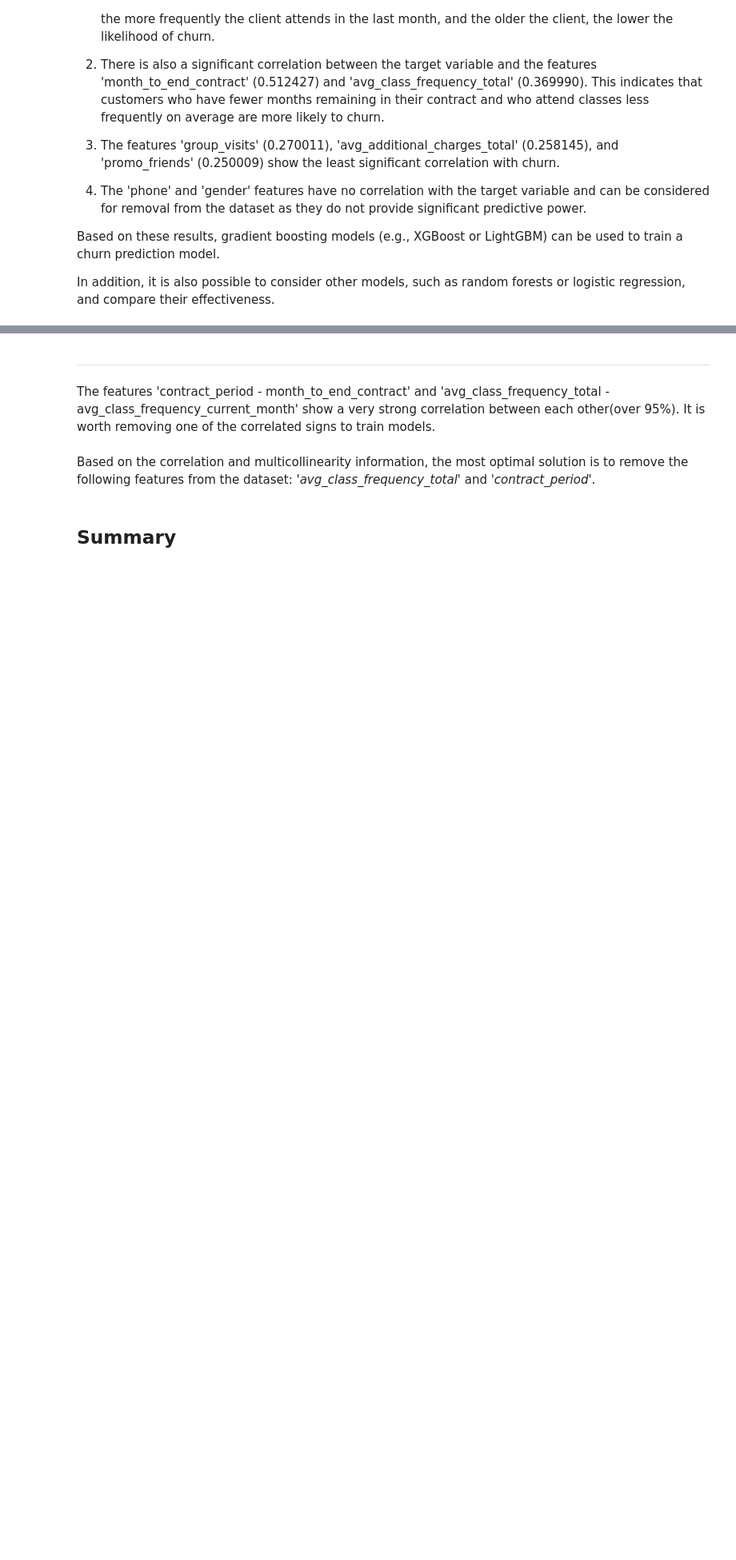
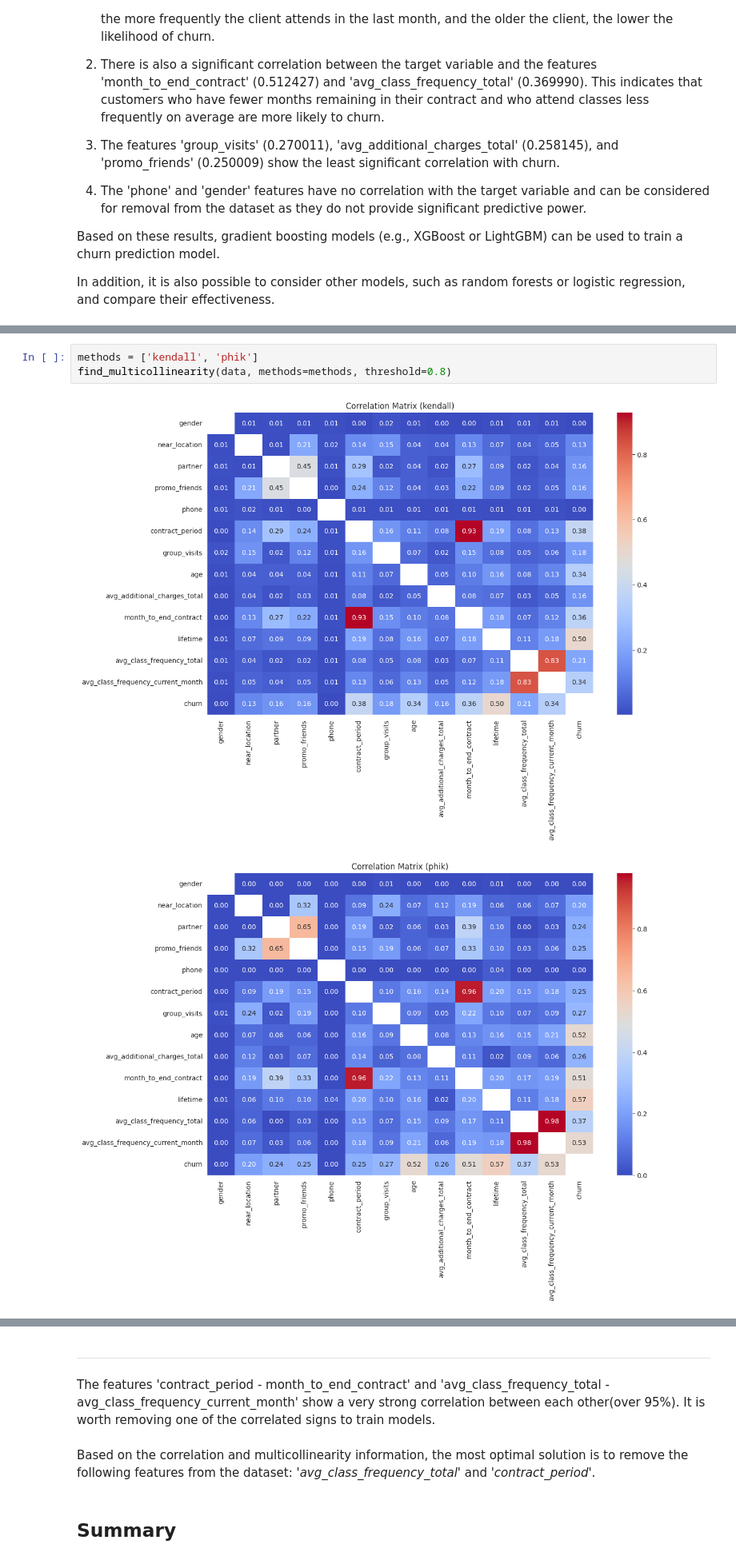
Before and after one commit to dkalenov/Gym-Customer-Churn-Prediction, a Jupyter notebook: Gym_Customer_Churn_Prediction.ipynb, the cells around one changed output, grey strips where cells are left out. Shown at 80% size. Saved outputs shown, nothing was run; the diff lists cells and outputs as text; blank space fills up the shorter version.

```diff
--- a/Gym_Customer_Churn_Prediction.ipynb
+++ b/Gym_Customer_Churn_Prediction.ipynb
@@ -751,0 +755,6 @@ find_multicollinearity(data, sort_method='kendall', threshold=0.7)
+# %%
+methods = ['kendall', 'phik']
+find_multicollinearity(data, methods=methods, threshold=0.8)
+# %% [output]
+[figure, added]
+[figure, added]
```
Also changed, not shown: parts of 8 cells of this notebook.
